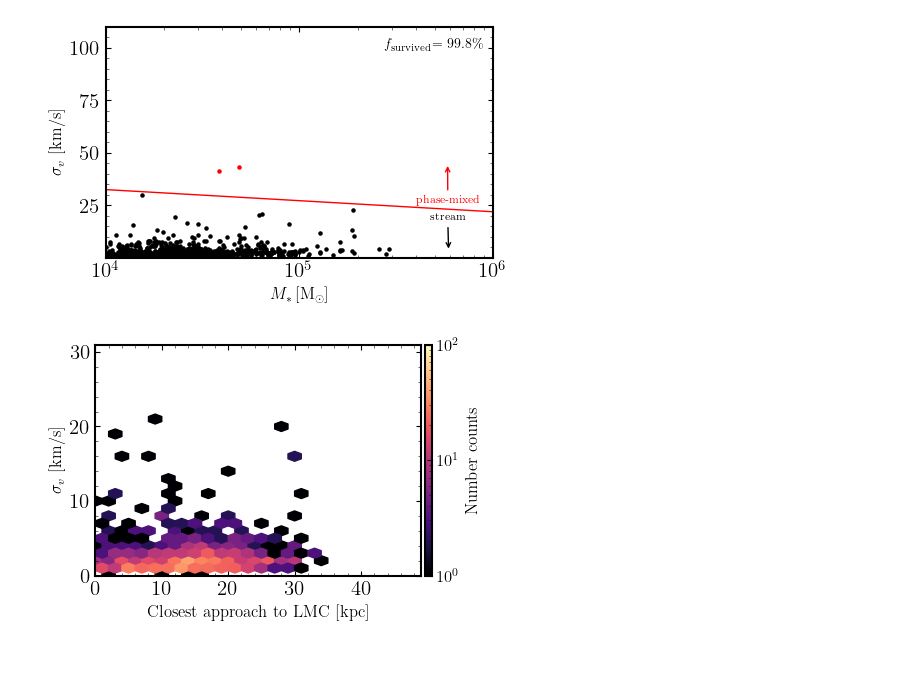
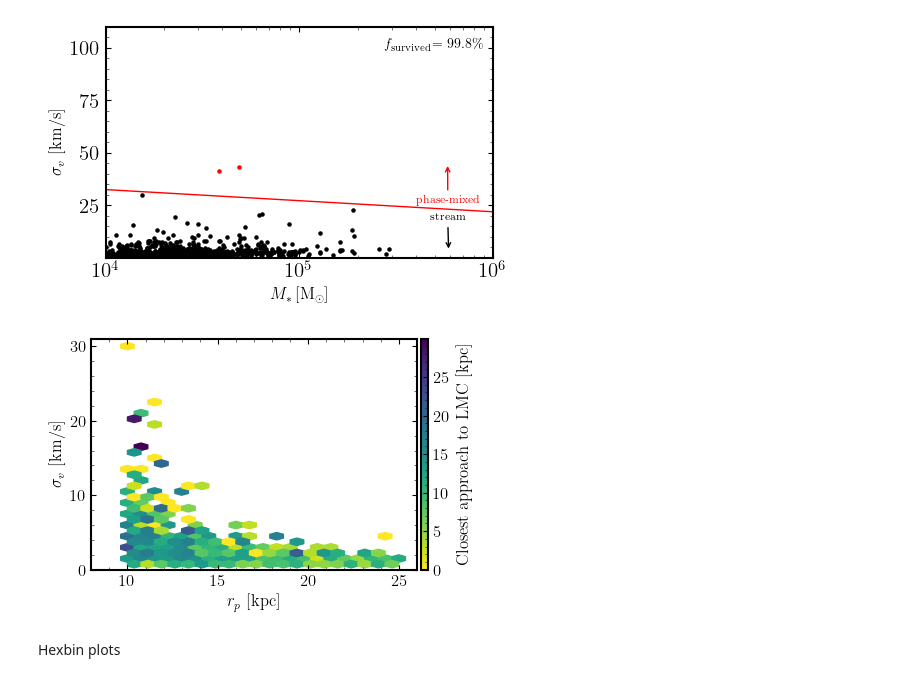
Before and after one commit to dc-broo3/oceanus, a Jupyter notebook: analysis/visualisation.ipynb, the cells around one changed output. Cells and saved outputs as stored; diff of their text form; code cells hidden in the pictures.

```diff
--- a/analysis/visualisation.ipynb
+++ b/analysis/visualisation.ipynb
@@ -744,7 +614,7 @@ Lzs = []
 path = '/mnt/ceph/users/rbrooks/oceanus/analysis/stream-runs/combined-files/'
 potential = 'Full-MWhalo-MWdisc-LMC.hdf5'
 
-Nstreams = 1024
+Nstreams = 128
 for i in range(Nstreams):
     data_path = pathlib.Path(path) / potential
     with h5py.File(data_path,'r') as file:
@@ -1093,29 +1113,49 @@ def stellarmass_veldis(mass, veldis, plotname, potential, savefig=False):
 stellarmass_veldis(masses, loc_veldis, 'stellarmass_veldis', pot, False)
 # %% [output]
 [figure]
+# %%
+with h5py.File('/mnt/ceph/users/rbrooks/oceanus/analysis/stream-runs/combined-files/plotting_data/test_Full-MWhalo-MWdisc-LMC.hdf5','r') as file:
+        lmc_sep = np.array(file['lmc_sep'])
+        loc_veldis = np.array(file['loc_veldis'])
+        peris = np.array(file['pericenter'])
+        masses = np.array(file['mass'])
 # %%
 def rlmc_veldis(rlmc, veldis, peris, plotname, potential, savefig=False):
 
     fig, ax = plt.subplots(1,1, figsize=(5,3))
 
-    x_range, xbins = (0, 50) , 25
-    y_range, ybins = (0, 40) , 20
-    plot = plt.hexbin(np.nanmin(rlmc,axis=1), veldis, cmap='magma',
+    x_range, xbins = (10, 25) , 20
+    y_range, ybins = (0, 30) , 20
+    plot = plt.hexbin(peris,  veldis, C=np.nanmin(rlmc,axis=1), cmap='viridis_r',
                       gridsize=(xbins, ybins), extent=(x_range[0], x_range[1], y_range[0], y_range[1]),
-                      norm=matplotlib.colors.LogNorm(vmin=1e0, vmax=1e2))
+                     vmin=0)
 
-    plt.xlabel(r'Closest approach to LMC [kpc]')
+
+    # plot = plt.scatter(peris, veldis, c=np.nanmin(rlmc,axis=1),
+    #                    cmap='viridis_r', edgecolor='k', rasterized=True,
+    #                  vmin=0)
+
+    # plot = plt.scatter(peris, veldis, c=masses,
+    #                cmap='plasma', edgecolor='k', rasterized=True,
+    #              norm=matplotlib.colors.LogNorm(vmin=1e4, vmax=5e5))
+
+
+    #norm=matplotlib.colors.LogNorm(vmin=1e0, vmax=1e2)
+    plt.xlabel(r'$r_p$ [kpc]')
     plt.ylabel(r'$\sigma_v$ [km/s]')
-    plt.xlim(0,49)
+    plt.xlim(8,26)
     plt.ylim(0,31)
 
     cb = fig.colorbar(plot, ax=ax,location='right', aspect=30, pad=0.01)
-    cb.set_label('Number counts')
+    cb.set_label(r'Closest approach to LMC [kpc]')
+    # cb.set_label(r'$M_{\mathrm{prog}}\,[\mathrm{M}_{\odot}]$')
     cb.ax.tick_params(labelsize=12)
 
     if savefig==True:
         plt.savefig('/mnt/ceph/users/rbrooks/oceanus/analysis/figures/{}/{}'.format(potential, plotname + '_' + potential))
 # %%
-rlmc_veldis(lmc_sep, loc_veldis, peris, 'rlmc_veldis_cut10kpc', pot, False)
+rlmc_veldis(lmc_sep, loc_veldis, peris, 'rlmc_veldis_mprog', 'Full-MWhalo-MWdisc-LMC', False)
 # %% [output]
-[figure, old version]
+[figure, new version]
+# %% [markdown]
+Hexbin plots
```
Also changed, not shown: parts of 31 cells of this notebook, 17 other files.
